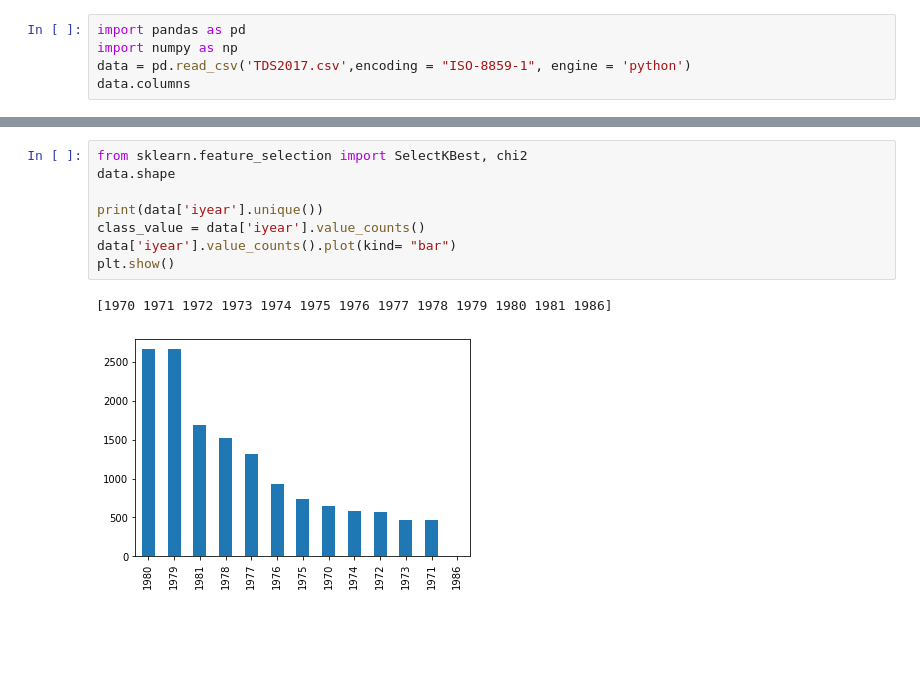
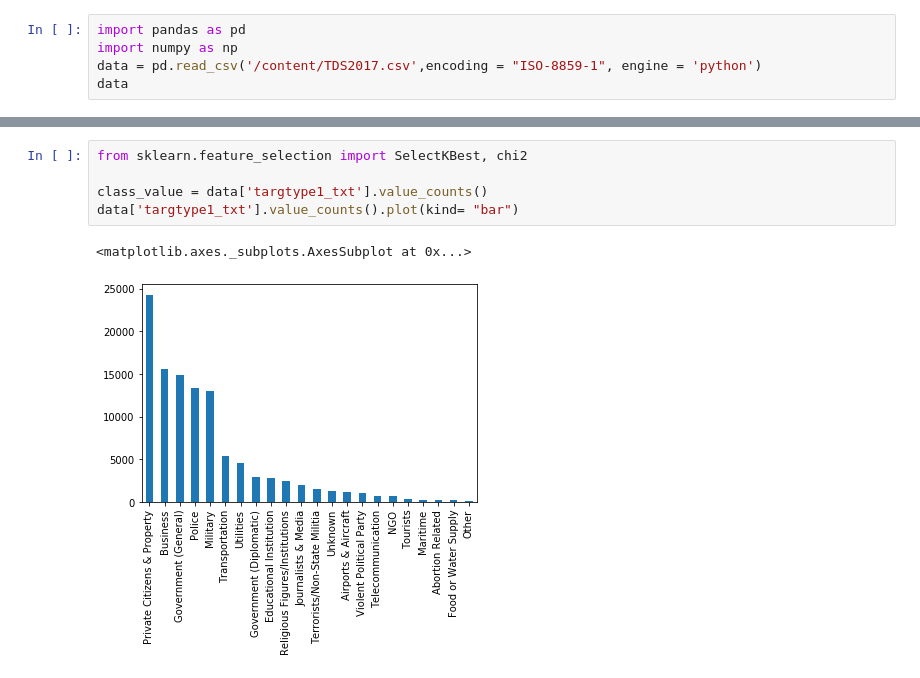
Before and after one commit to aghapygad336/MENA, a Jupyter notebook: MENA.ipynb, the cells around one changed output, grey strips where cells are left out. Saved outputs shown, nothing was run; the diff lists cells and outputs as text; blank space fills up the shorter version.

```diff
--- a/MENA.ipynb
+++ b/MENA.ipynb
@@ -20,6 +3,6 @@ Successfully installed pycountry-19.8.18
 # %%
 import pandas as pd
 import numpy as np
-data = pd.read_csv('TDS2017.csv',encoding = "ISO-8859-1", engine = 'python')
-data.columns
+data = pd.read_csv('/content/TDS2017.csv',encoding = "ISO-8859-1", engine = 'python')
+data
 # %% [output]
@@ -32,11 +22,8 @@ Index(['eventid', 'iyear', 'imonth', 'iday', 'approxdate', 'extended',
 # %%
 from sklearn.feature_selection import SelectKBest, chi2
-data.shape
 
-print(data['iyear'].unique())
-class_value = data['iyear'].value_counts()
-data['iyear'].value_counts().plot(kind= "bar")
-plt.show()
+class_value = data['targtype1_txt'].value_counts()
+data['targtype1_txt'].value_counts().plot(kind= "bar")
 # %% [output]
-[1970 1971 1972 1973 1974 1975 1976 1977 1978 1979 1980 1981 1986]
+<matplotlib.axes._subplots.AxesSubplot at 0x...>
-[figure, old version]
+[figure, new version]
```
Also changed, not shown: parts of 3 cells of this notebook.
